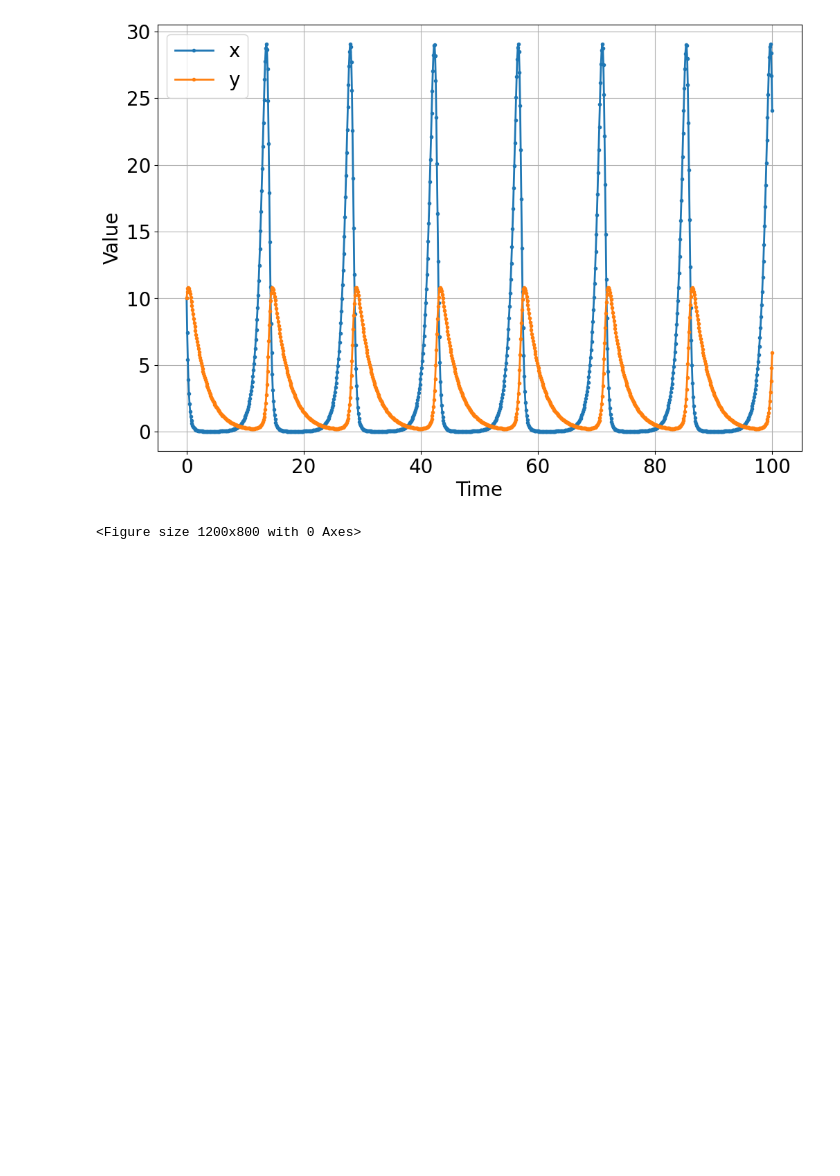
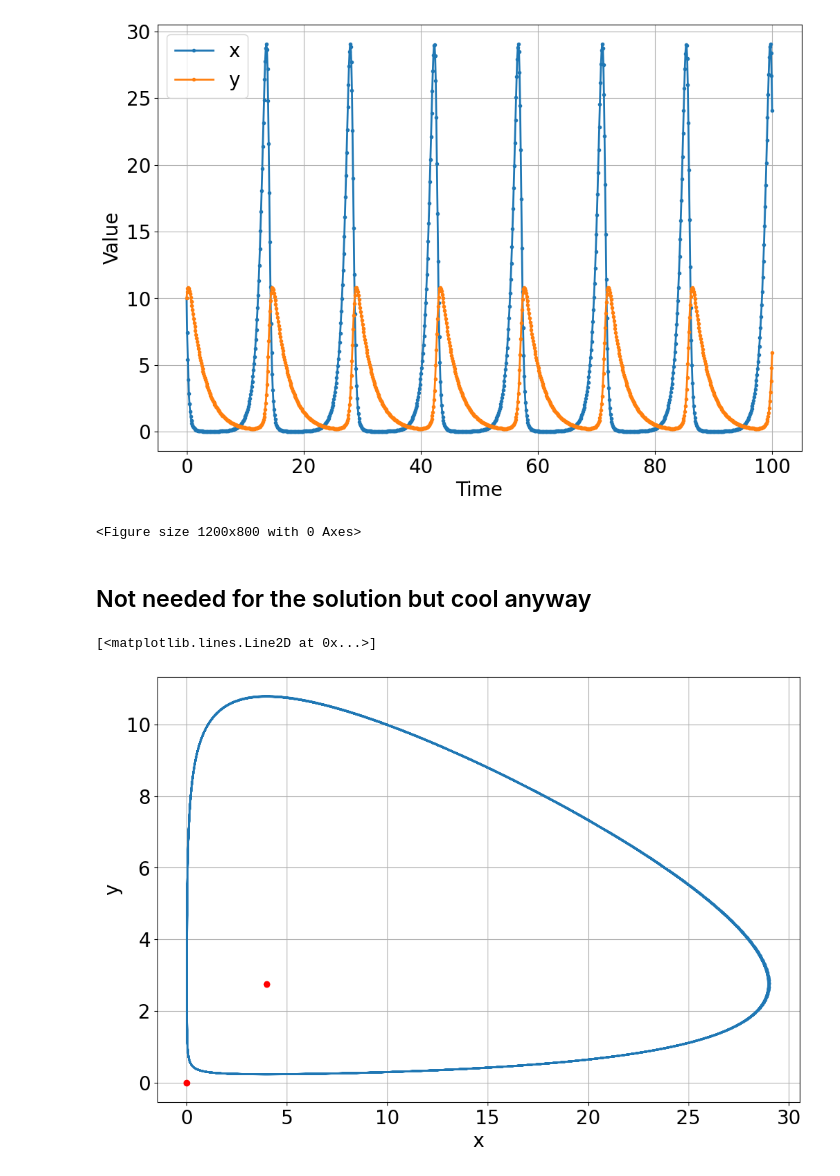
Before and after one commit to bblais/Computer-Programming-for-the-Sciences-Spring-2023, a Jupyter notebook: Sprint #2 - Dynamical Systems and Parameters/2023-02-24 - Solution - Predator Prey.ipynb, the cells around one changed output. Drawn from its saved outputs; the diff is of its cells as text; code cells hidden in the pictures; blank space fills up the shorter version.

```diff
--- a/Sprint #2 - Dynamical Systems and Parameters/2023-02-24 - Solution - Predator Prey.ipynb
+++ b/Sprint #2 - Dynamical Systems and Parameters/2023-02-24 - Solution - Predator Prey.ipynb
@@ -39,3 +39,5 @@ sim.run(100)
 # %% [output]
 [figure]
 <Figure size 1200x800 with 0 Axes>
+# %% [markdown]
+## Not needed for the solution but cool anyway
@@ -41,0 +46,7 @@ sim.run(100)
+# %%
+pyndamics3.phase_plot(sim,'x','y')
+plot([0],[0],'ro')
+plot([sim.γ/sim.δ],[sim.α/sim.β],'ro')
+# %% [output]
+[<matplotlib.lines.Line2D at 0x...>]
+[figure, added]
```
Also changed, not shown: parts of 2 cells of this notebook, 3 other files.
